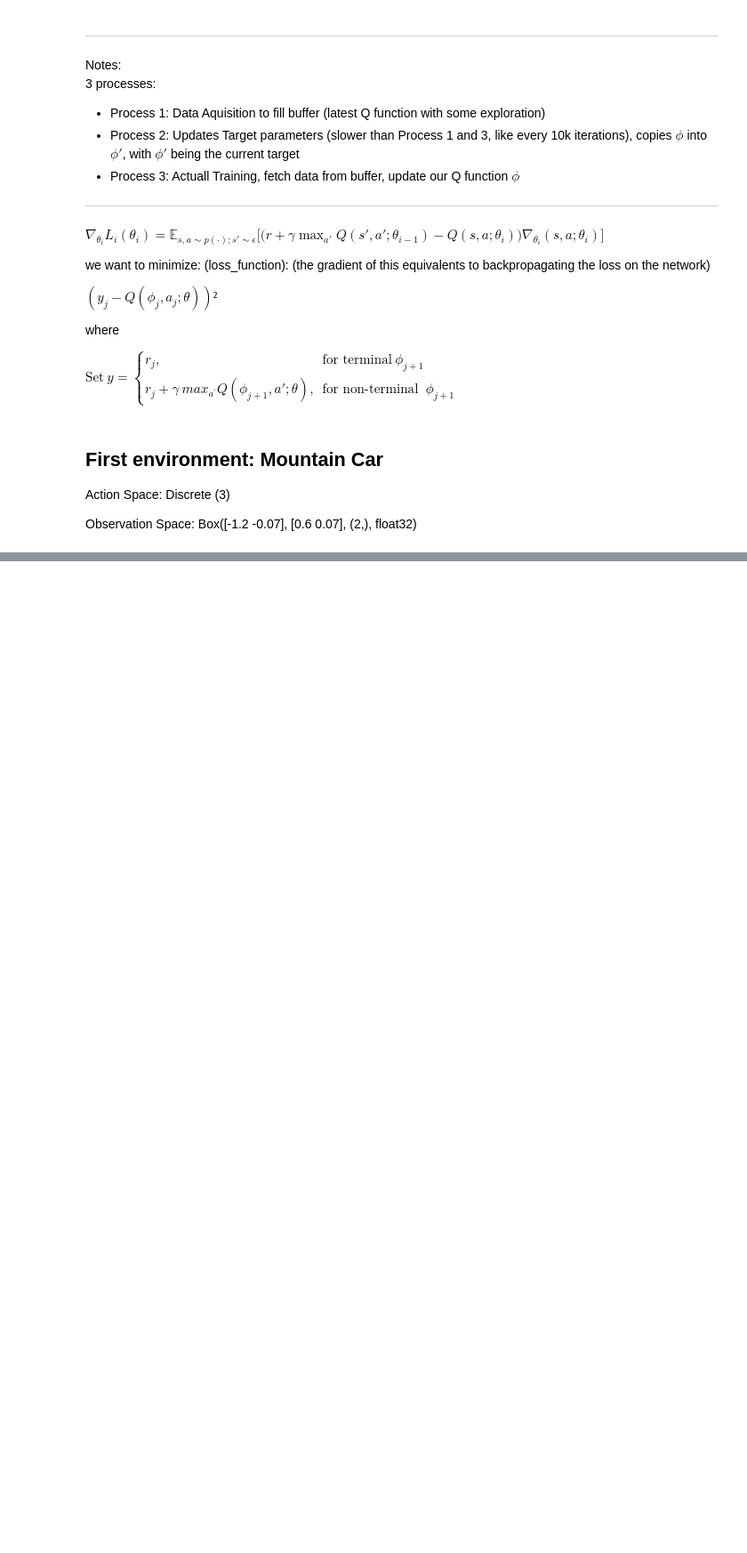
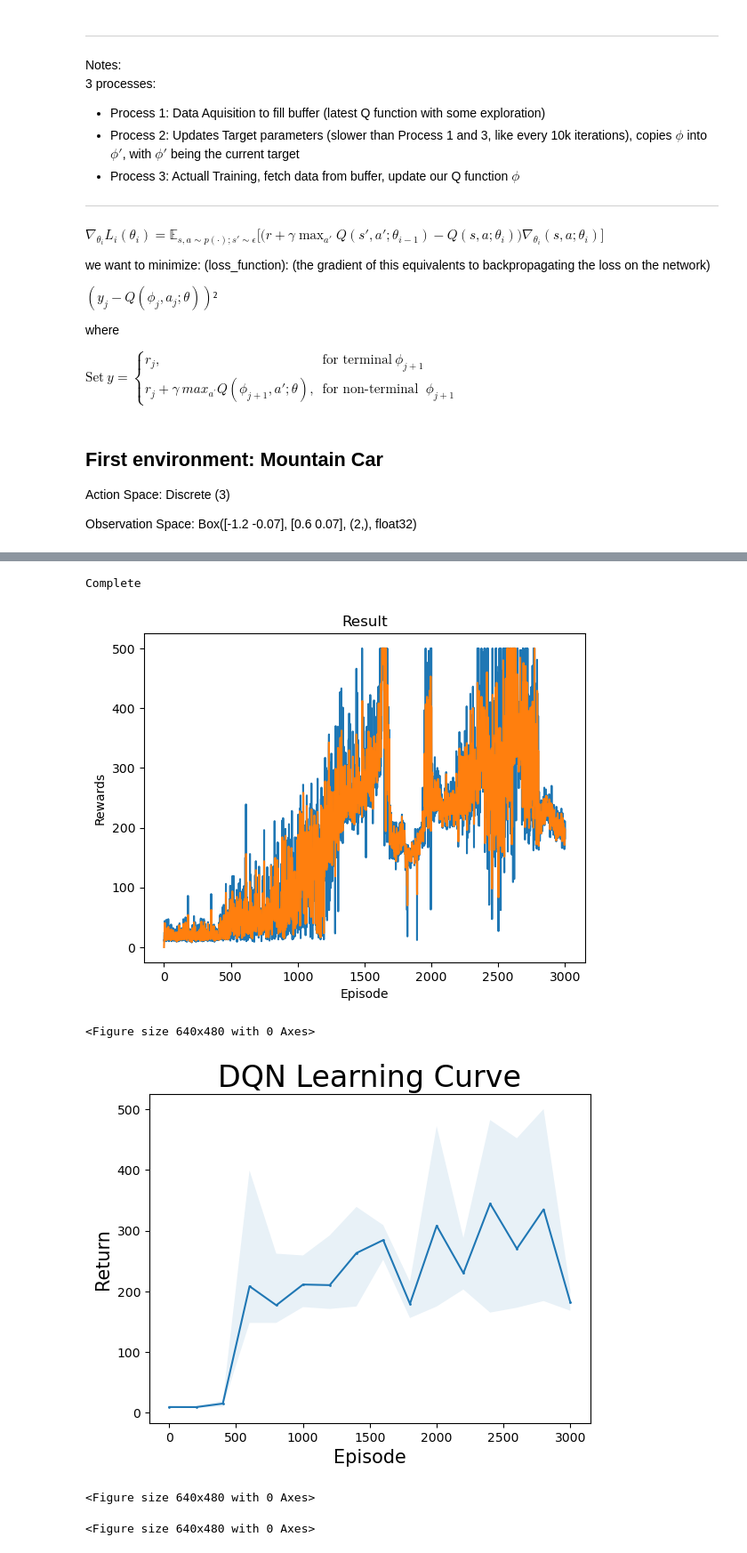
Before and after one commit to AndyPiantoni/ReinforceUs, a Jupyter notebook: DQN_cleaned.ipynb, the cells around one changed output, grey strips where cells are left out. Shown: that part at 89% size. Saved outputs shown, nothing was run; the diff lists cells and outputs as text; code cells hidden in the pictures; blank space fills up the shorter version.

```diff
--- a/DQN_cleaned.ipynb
+++ b/DQN_cleaned.ipynb
@@ -265,8 +267,7 @@ def loss_function(Q_values, target_Q_values, rewards, done, actions):
         y = rewards + GAMMA * torch.max(target_Q_values, dim=-1)[0]
 
     # Calculate the temporal difference error
-    TD_error = y - Q_values.gather(1, actions)
-
+    TD_error = y - Q_values
     # Square the TD error
     squared_TD_error = TD_error ** 2
 
@@ -522,0 +515,38 @@ print(sum(all_reward)/len(all_reward))
+# %%
+env = gym.make("CartPole-v1")
+steps_done = 0
+episode_durations = []
+rewards_list = []
+
+eps_decay = 50000 # Mountain-car needs alot of exploration as only the target state gives a different reward
+eps_start = 0.9 # Epsilon Greedy with decay rate based on steps taken for exploration
+# eps_end = 0.05
+eps_end = 0.05
+
+num_episodes = 3000 # number of training iterations
+eval_freq = 20 # sumarize trained episodes frequency
+
+# Get the number of state observations
+state, info = env.reset()
+n_observations = len(state)
+n_actions = env.action_space.n
+
+policy_net = DQN(n_observations, n_actions).to(device)
+target_net = DQN(n_observations, n_actions).to(device)
+target_net.load_state_dict(policy_net.state_dict())
+
+optimizer = optim.AdamW(policy_net.parameters(), lr=LR, amsgrad=True)
+memory = ReplayMemory(CAPACITY)
+
+# call the train_function, move everything below into callable functions
+
+train_model(env, num_episodes, policy_net, target_net, memory, optimizer, env.action_space, device, eval_freq, cts=False)
+torch.save(policy_net.state_dict(), f"DQN_policy_net_Cartpole.pt") # look at what to save in the end
+torch.save(target_net.state_dict(), f"DQN_target_net_Cartpole.pt") # look at what to save in the end
+# %% [output]
+Complete
+[figure, added]
+<Figure size 640x480 with 0 Axes>
+[figure, added]
+<Figure size 640x480 with 0 Axes>
+<Figure size 640x480 with 0 Axes>
```
Also changed, not shown: parts of 15 cells of this notebook, 10 other files.
